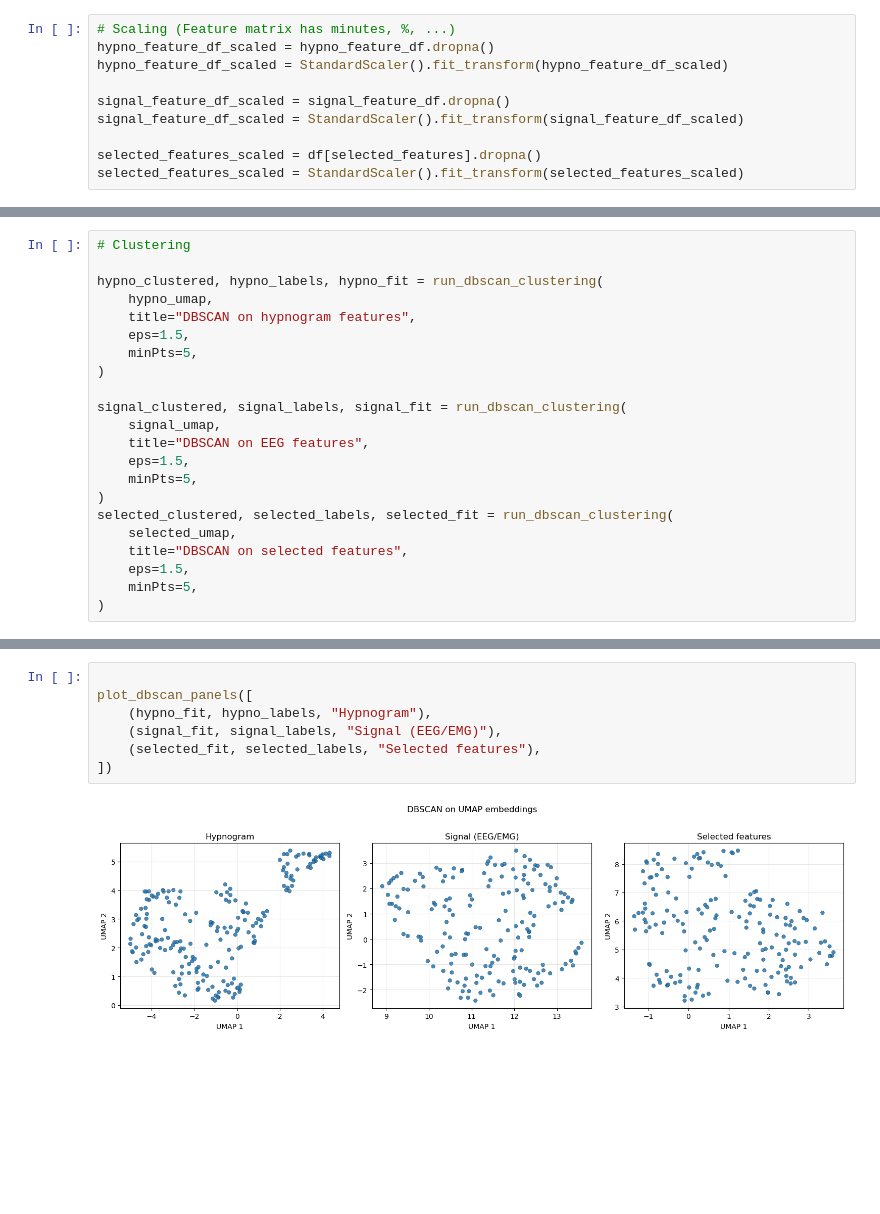
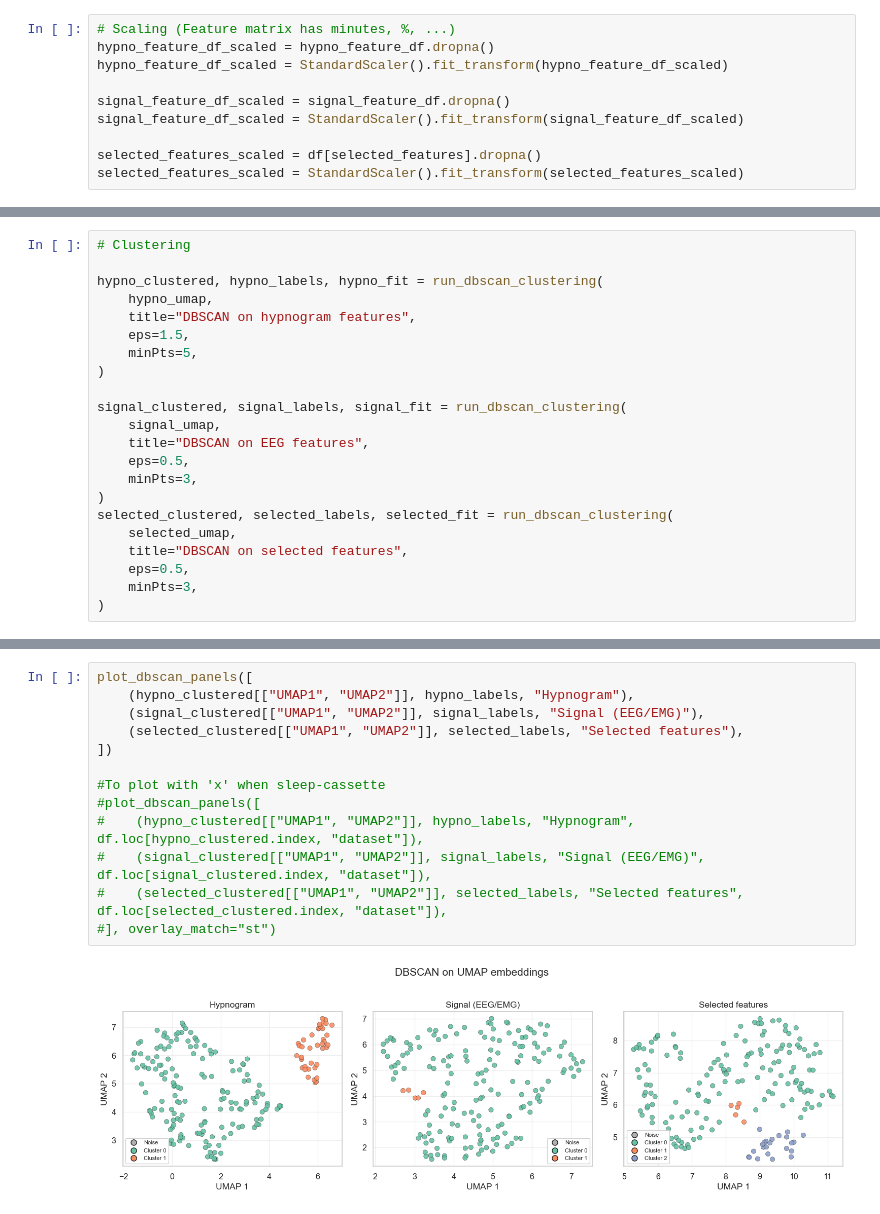
Before and after one commit to portmannh/sleep-phenotype-discovery, a Jupyter notebook: feature_correlations.ipynb, the cells around one changed output, grey strips where cells are left out. Drawn from its saved outputs; the diff is of its cells as text; blank space fills up the shorter version.

Commit message:
DBSCAN and Cluster Identity
Adding scaling, umap, DBSCAN and plots for cluster identification on feature_correlations.ipynmb

```diff
--- a/feature_correlations.ipynb
+++ b/feature_correlations.ipynb
@@ -369,14 +371,14 @@ hypno_clustered, hypno_labels, hypno_fit = run_dbscan_clustering(
 signal_clustered, signal_labels, signal_fit = run_dbscan_clustering(
     signal_umap,
     title="DBSCAN on EEG features",
-    eps=1.5,
-    minPts=5,
+    eps=0.5,
+    minPts=3,
 )
 selected_clustered, selected_labels, selected_fit = run_dbscan_clustering(
     selected_umap,
     title="DBSCAN on selected features",
-    eps=1.5,
-    minPts=5,
+    eps=0.5,
+    minPts=3,
 )
 # %% [output]
 DBSCAN on hypnogram features
@@ -400,9 +401,15 @@ Name: count, dtype: int64
 # %%
+plot_dbscan_panels([
+    (hypno_clustered[["UMAP1", "UMAP2"]], hypno_labels, "Hypnogram"),
+    (signal_clustered[["UMAP1", "UMAP2"]], signal_labels, "Signal (EEG/EMG)"),
+    (selected_clustered[["UMAP1", "UMAP2"]], selected_labels, "Selected features"),
+])
 
-plot_dbscan_panels([
-    (hypno_fit, hypno_labels, "Hypnogram"),
-    (signal_fit, signal_labels, "Signal (EEG/EMG)"),
-    (selected_fit, selected_labels, "Selected features"),
-])
+#To plot with 'x' when sleep-cassette
+#plot_dbscan_panels([
+#    (hypno_clustered[["UMAP1", "UMAP2"]], hypno_labels, "Hypnogram", df.loc[hypno_clustered.index, "dataset"]),
+#    (signal_clustered[["UMAP1", "UMAP2"]], signal_labels, "Signal (EEG/EMG)", df.loc[signal_clustered.index, "dataset"]),
+#    (selected_clustered[["UMAP1", "UMAP2"]], selected_labels, "Selected features", df.loc[selected_clustered.index, "dataset"]),
+#], overlay_match="st")
 # %% [output]
-[figure, old version]
+[figure, new version]
```
Also changed, not shown: parts of 9 cells of this notebook, 1 other file.
